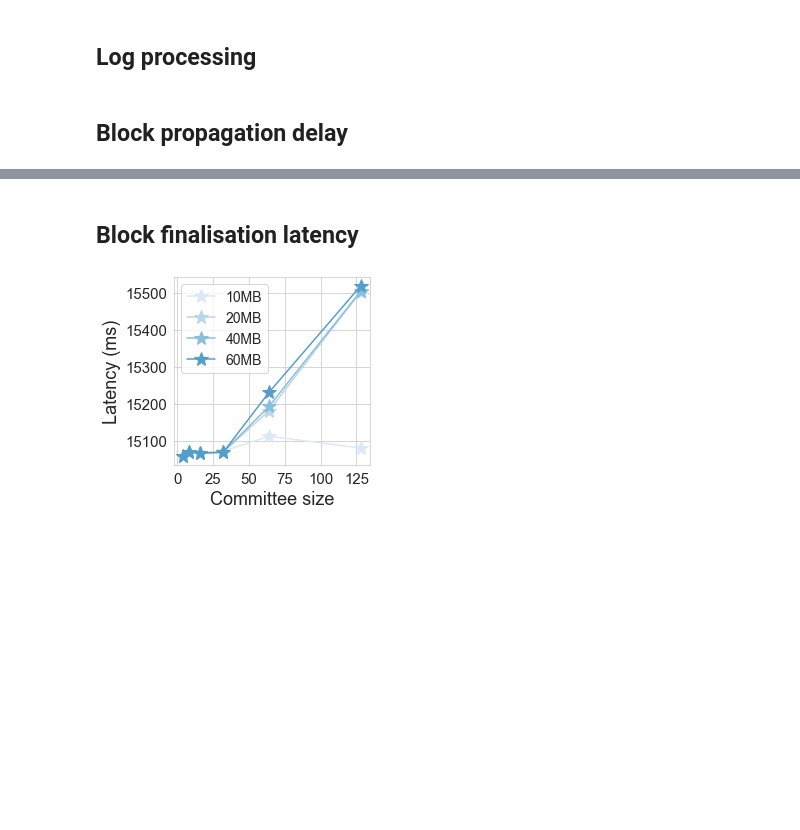
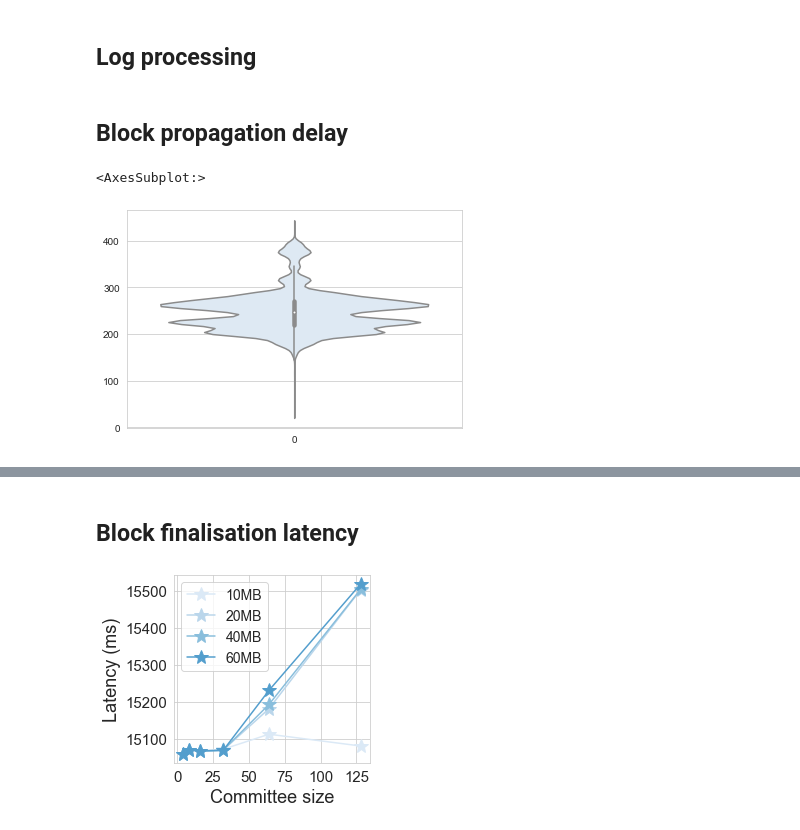
Before and after one commit to SebastianElvis/ebft, a Jupyter notebook: evaluation/analysis.ipynb, the cells around one changed output, grey strips where cells are left out. Drawn from its saved outputs; the diff is of its cells as text; code cells hidden in the pictures; blank space fills up the shorter version.

```diff
--- a/evaluation/analysis.ipynb
+++ b/evaluation/analysis.ipynb
@@ -111,8 +111,8 @@ def get_blocks(log_file):
             non_finalised_blocks[blockhash] = blocks[blockhash]
             continue
 
-    for blockhash in non_finalised_blocks:
-        del blocks[blockhash]
+#     for blockhash in non_finalised_blocks:
+#         del blocks[blockhash]
 
     return blocks, non_finalised_blocks
 
@@ -142,35 +142,59 @@ def get_bpds(extension, committee_size, latency, minerblocksize, block_interval=
     bpds = list()
     for blockhash, block in bpd_dict.items():
         if 'mined_time' not in block.keys():
             continue
         for received_time in block['received_times']:
             bpd = received_time - block['mined_time']
 #             bpd_milliseconds = bpd.seconds*1000.0 + bpd.microseconds/1000.0
             bpd_milliseconds = bpd.total_seconds() * 1000
             bpds.append(bpd_milliseconds)
 
     return bpds
 
-def save_bpds_stats(extension, committee_sizes, latency, minerblocksizes):
+def save_bpds_stats(extension, committee_sizes, latency, minerblocksizes, block_interval=4, epoch_size=1):
     df = pd.DataFrame()
     for committee_size in committee_sizes:
         for minerblocksize in minerblocksizes:
-            bpds = get_bpds(extension, committee_size, latency, minerblocksize)
+            bpds = get_bpds(extension, committee_size, latency, minerblocksize, block_interval, epoch_size)
+            for bpd in bpds:
+                line = {
+                    'extension': extension,
+                    'committee_size': committee_size,
+                    'latency': latency,
+                    'minerblocksize': minerblocksize,
+                    'bpd': bpd
+                }
+                df = df.append(line, ignore_index=True)
+
+    df.to_csv(DATA_PATH / 'bpd.csv')
+    return df
+
+def update_bpds_stats(extension, committee_sizes, latency, minerblocksizes, block_interval=4, epoch_size=1):
+    df = pd.read_csv(DATA_PATH / 'bpd.csv')
+    for committee_size in committee_sizes:
+        for minerblocksize in minerblocksizes:
+            bpds = get_bpds(extension, committee_size, latency, minerblocksize, block_interval, epoch_size)
             for bpd in bpds:
                 line = {
                     'extension': extension,
                     'committee_size': committee_size,
                     'latency': latency,
                     'minerblocksize': minerblocksize,
                     'bpd': bpd
                 }
                 df = df.append(line, ignore_index=True)
 
     df.to_csv(DATA_PATH / 'bpd.csv')
     return df
 
 # bpds_df = save_bpds_stats('syncorazor', [4,8,16,32,64,128], 5, [10,20,40,60])
 # bpds_df
+
+bpds_df = save_bpds_stats('none', [256], 2, [10,20,40,60], block_interval=1, epoch_size=1)
+# sns.violinplot(data=bpds)
+# %% [output]
+<AxesSubplot:>
+[figure, added]
 # %%
 bpds_df = pd.read_csv(DATA_PATH / 'bpd.csv')
 
```
Also changed, not shown: parts of 5 cells of this notebook, 5 other files.
